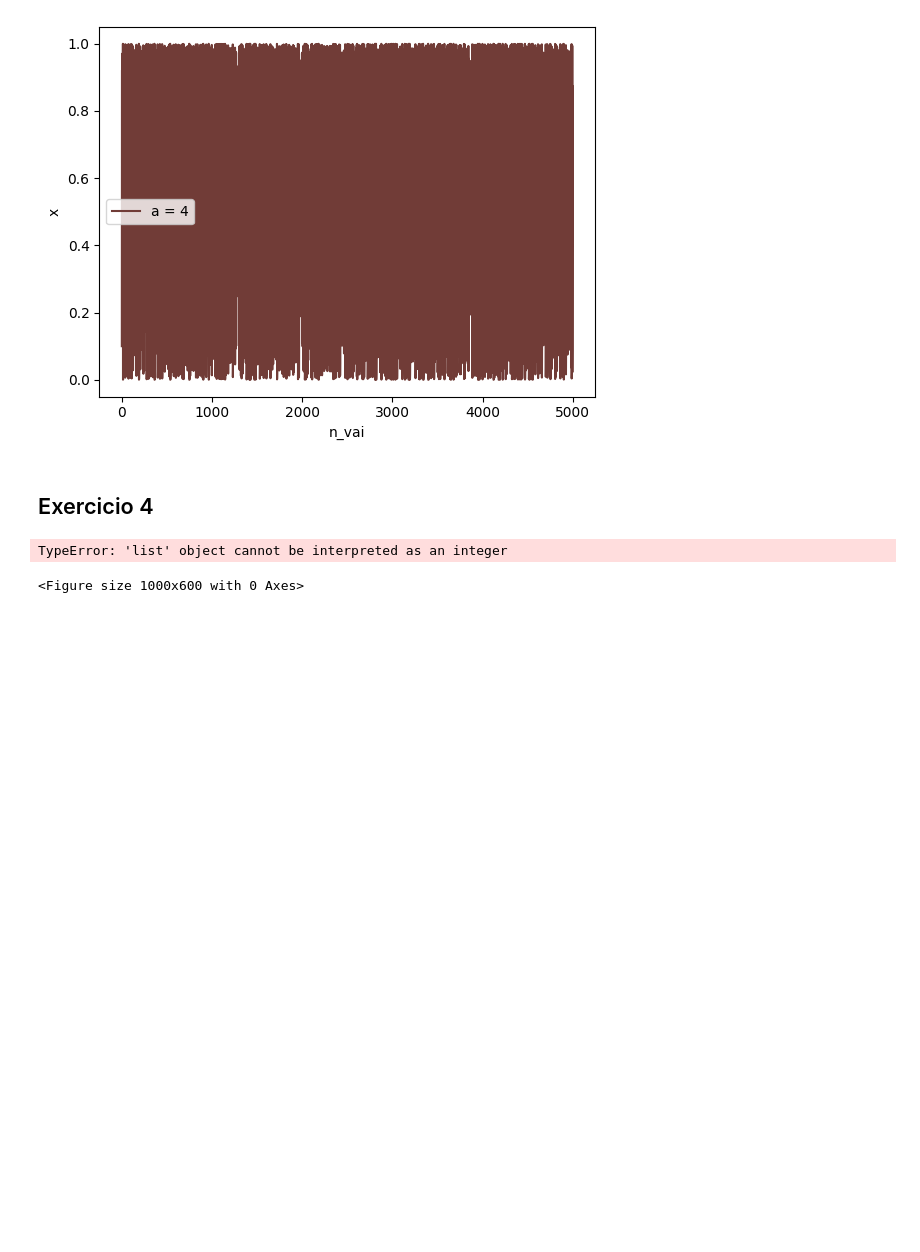
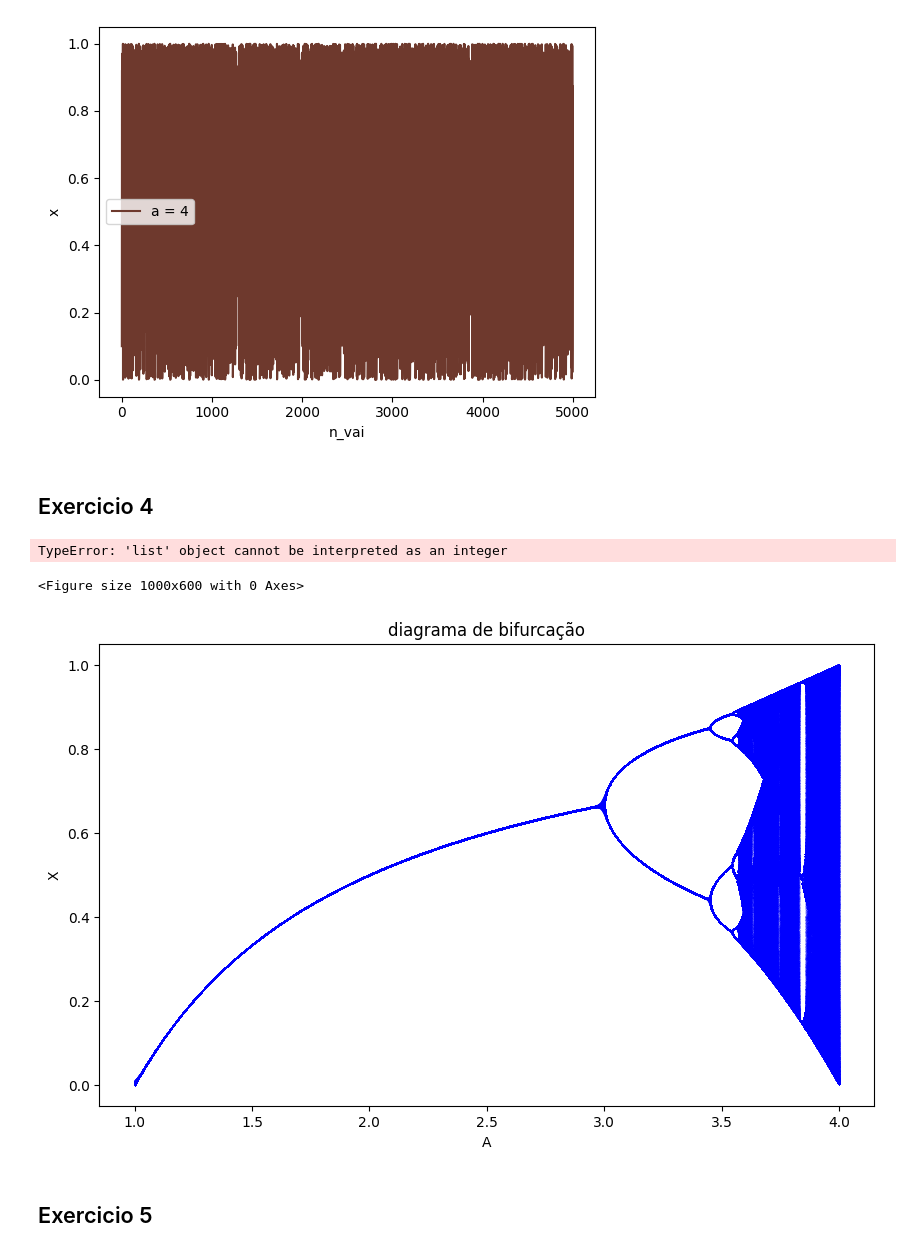
Before and after one commit to caueSordi/exercicios, a Jupyter notebook: Lista_1.ipynb, the cells around one changed output. Saved outputs shown, nothing was run; the diff lists cells and outputs as text; code cells hidden in the pictures; blank space fills up the shorter version.

```diff
--- a/Lista_1.ipynb
+++ b/Lista_1.ipynb
@@ -152,17 +152,51 @@ for a in a_values:
 # %% [markdown]
 ## Exercicio 4
 # %%
-
 plt.figure(figsize=(10, 6))
 for i in range(n):
     a = a_min + da * i
     x = X[i]
-    plt.plot([a] * len(x), x, '.', markersize=0.05, color='k')
+    plt.plot([a] * len(x), x, '.', markersize=0.05, color='blue')
 
 plt.xlabel('a')
 plt.ylabel('x')
-plt.title('grafico da bifurcação')
+plt.title('Bifurcation Diagram')
 plt.show()
 # %% [output]
 TypeError: 'list' object cannot be interpreted as an integer
 <Figure size 1000x600 with 0 Axes>
+# %%
+import numpy as np
+import matplotlib.pyplot as plt
+
+# Valores iniciais
+X = []
+initial_x = 0.6
+r_min = 1
+r_max = 4
+dr = 0.001
+n = int((r_max - r_min) / dr)
+
+# Iterar sobre os valores de r
+for r in np.arange(r_min, r_max, dr):
+    x = [initial_x]
+    for i in range(1, 5000):
+        next_x = r * x[-1] * (1 - x[-1])
+        x.append(next_x)
+    X.append(x[100:])
+
+# pega os valores de r e x e plota
+plt.figure(figsize=(10, 6))
+for i in range(n):
+    r = r_min + dr * i
+    x = X[i]
+    plt.plot([r] * len(x), x, '.', markersize=0.05, color='blue')
+
+plt.xlabel('A')
+plt.ylabel('X')
+plt.title('diagrama de bifurcação')
+plt.show()
+# %% [output]
+[figure, added]
+# %% [markdown]
+## Exercicio 5
```
Also changed, not shown: parts of 2 cells of this notebook.
